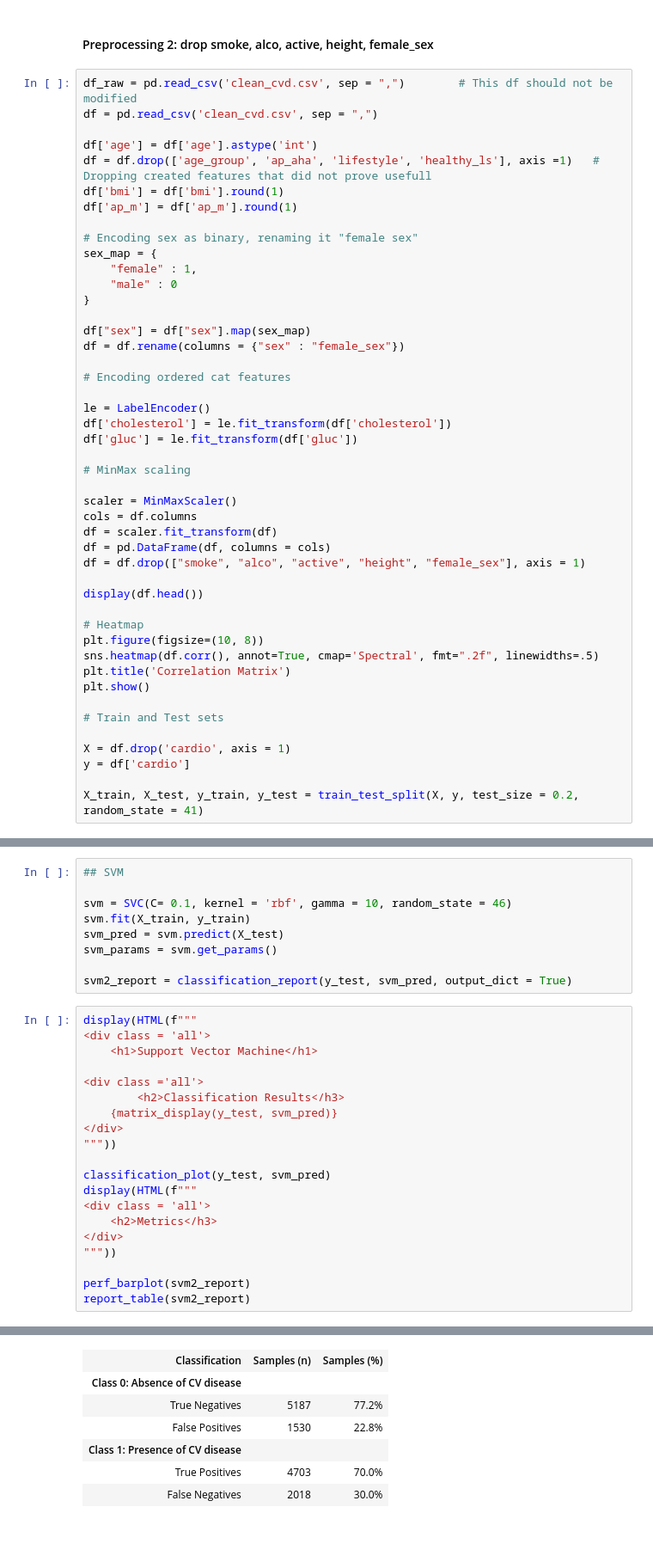
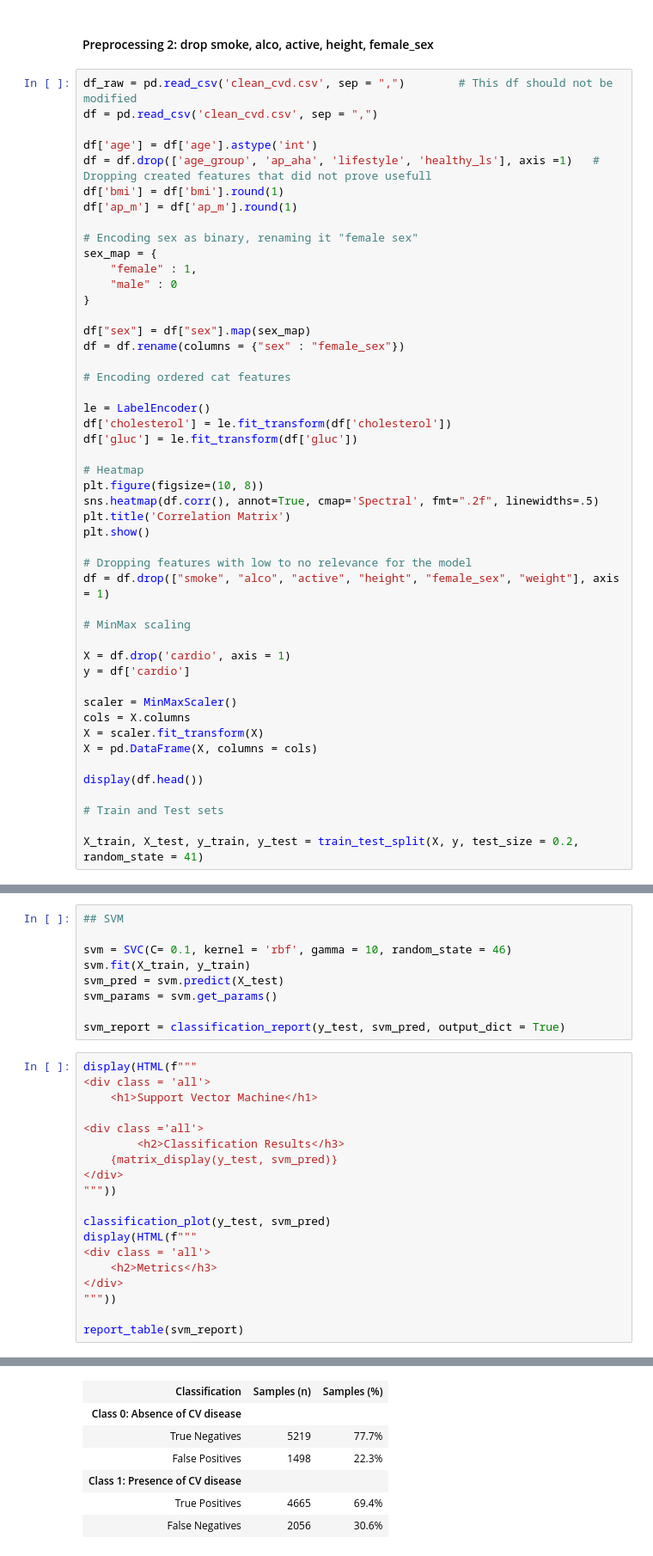
Before and after one commit to lucas-lfp/heart-shaped-box__Machine-Learning-SVM-classifier, a Jupyter notebook: heart_shaped_box_4.ipynb, the cells around one changed output, grey strips where cells are left out. Shown: that part at 86% size. Drawn from its saved outputs; the diff is of its cells as text.

```diff
--- a/heart_shaped_box_4.ipynb
+++ b/heart_shaped_box_4.ipynb
@@ -396,26 +395,28 @@ le = LabelEncoder()
 df['cholesterol'] = le.fit_transform(df['cholesterol'])
 df['gluc'] = le.fit_transform(df['gluc'])
 
-# MinMax scaling
-
-scaler = MinMaxScaler()
-cols = df.columns
-df = scaler.fit_transform(df)
-df = pd.DataFrame(df, columns = cols)
-df = df.drop(["smoke", "alco", "active", "height", "female_sex"], axis = 1)
-
-display(df.head())
-
 # Heatmap
 plt.figure(figsize=(10, 8))
 sns.heatmap(df.corr(), annot=True, cmap='Spectral', fmt=".2f", linewidths=.5)
 plt.title('Correlation Matrix')
 plt.show()
 
-# Train and Test sets
+# Dropping features with low to no relevance for the model
+df = df.drop(["smoke", "alco", "active", "height", "female_sex", "weight"], axis = 1)
+
+# MinMax scaling
 
 X = df.drop('cardio', axis = 1)
 y = df['cardio']
 
+scaler = MinMaxScaler()
+cols = X.columns
+X = scaler.fit_transform(X)
+X = pd.DataFrame(X, columns = cols)
+
+display(df.head())
+
+# Train and Test sets
+
 X_train, X_test, y_train, y_test = train_test_split(X, y, test_size = 0.2, random_state = 41)
 # %% [output]
@@ -434,36 +435,35 @@ svm.fit(X_train, y_train)
 svm_pred = svm.predict(X_test)
 svm_params = svm.get_params()
 
-svm2_report = classification_report(y_test, svm_pred, output_dict = True)
+svm_report = classification_report(y_test, svm_pred, output_dict = True)
 # %%
 display(HTML(f"""
 <div class = 'all'>
     <h1>Support Vector Machine</h1>
 
 <div class ='all'>
         <h2>Classification Results</h3>
     {matrix_display(y_test, svm_pred)}
 </div>
 """))
 
 classification_plot(y_test, svm_pred)
 display(HTML(f"""
 <div class = 'all'>
     <h2>Metrics</h3>
 </div>
 """))
 
-perf_barplot(svm2_report)
-report_table(svm2_report)
+report_table(svm_report)
 # %% [output]
 Support Vector Machine
 Classification Results
 | Classification | Samples (n) | Samples (%) |
 | Class 0: Absence of CV disease |  |  |
-| True Negatives | 5187 | 77.2% |
-| False Positives | 1530 | 22.8% |
+| True Negatives | 5219 | 77.7% |
+| False Positives | 1498 | 22.3% |
 | Class 1: Presence of CV disease |  |  |
-| True Positives | 4703 | 70.0% |
-| False Negatives | 2018 | 30.0% |
+| True Positives | 4665 | 69.4% |
+| False Negatives | 2056 | 30.6% |
 [figure]
 Metrics
```
Also changed, not shown: parts of 8 cells of this notebook.
